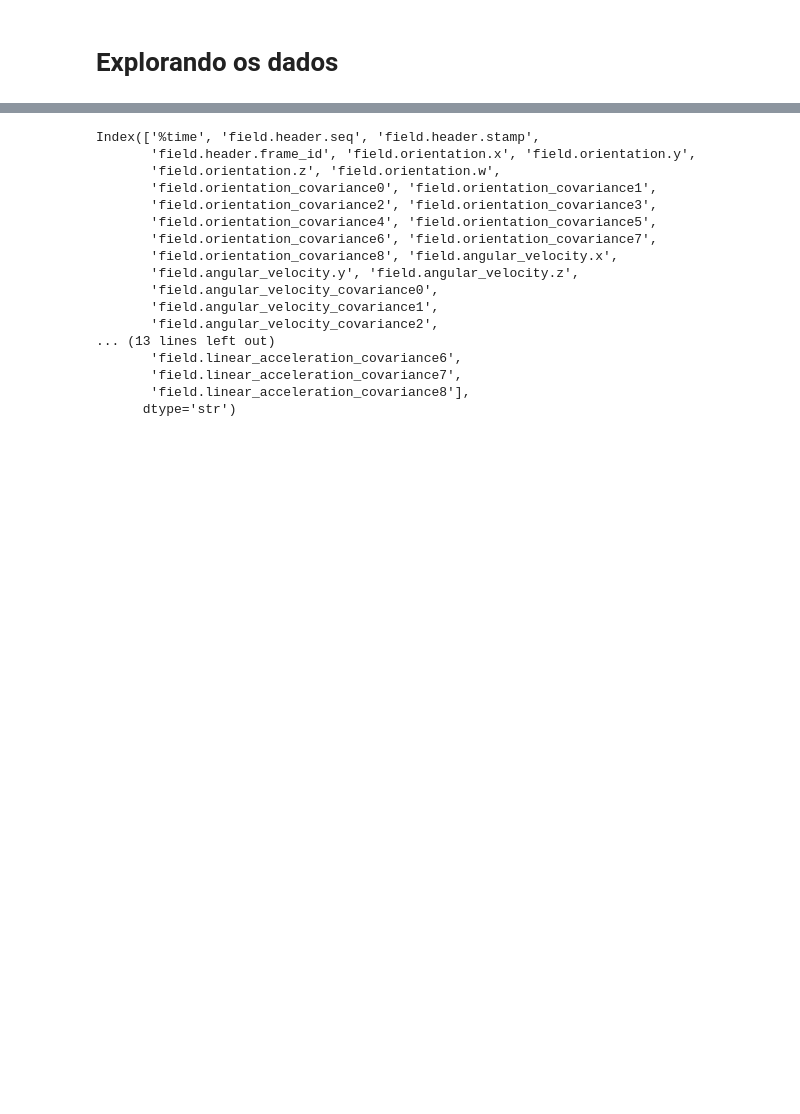
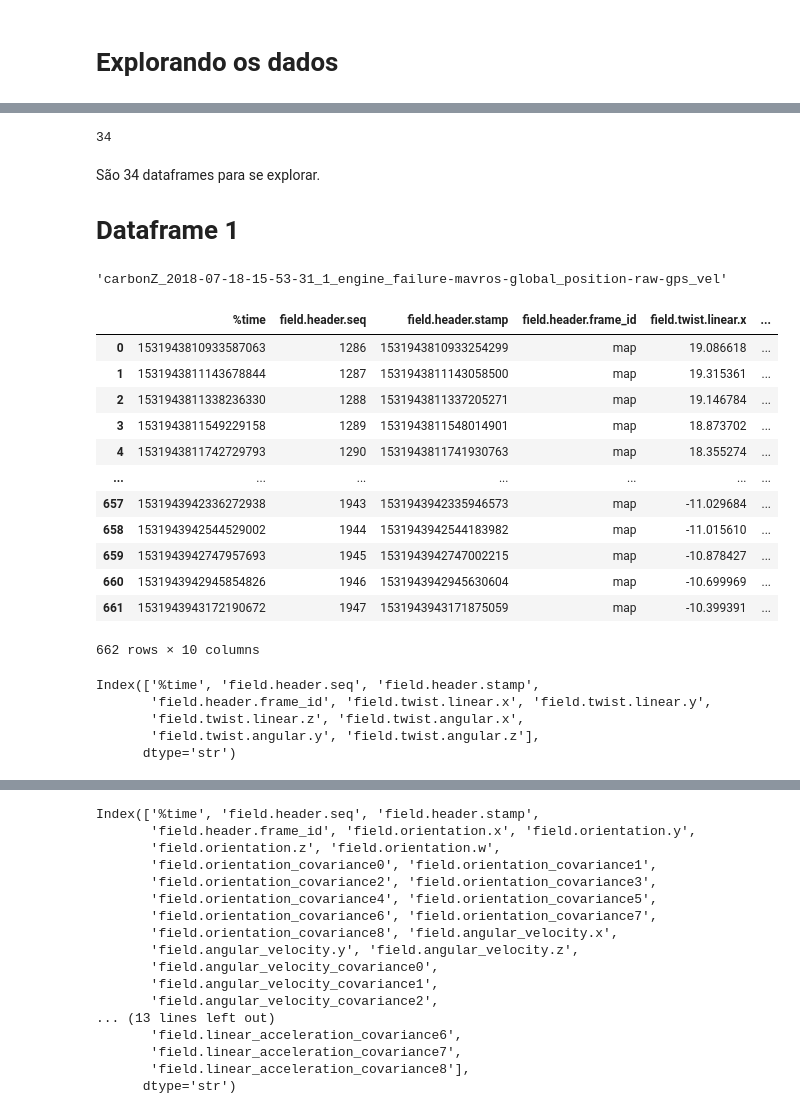
Before and after one commit to RenatodaCostaSantos/flight_anomaly_detection, a Jupyter notebook: aeroespacial-2/notebooks/00_00_data_exploration.ipynb, the cells around one changed output, grey strips where cells are left out. Saved outputs shown, nothing was run; the diff lists cells and outputs as text; code cells hidden in the pictures; blank space fills up the shorter version.

```diff
--- a/aeroespacial-2/notebooks/00_00_data_exploration.ipynb
+++ b/aeroespacial-2/notebooks/00_00_data_exploration.ipynb
@@ -4,0 +77,12 @@ import pandas as pd
+# %%
+len(dfs.keys())
+# %% [output]
+34
+# %% [markdown]
+São 34 dataframes para se explorar.
+
+# Dataframe 1
+# %%
+list(dfs.keys())[0]
+# %% [output]
+'carbonZ_2018-07-18-15-53-31_1_engine_failure-mavros-global_position-raw-gps_vel'
@@ -4,0 +94,24 @@ import pandas as pd
+# %%
+df1
+# %% [output]
+|  | %time | field.header.seq | field.header.stamp | field.header.frame_id | field.twist.linear.x | ... |
+| 0 | 1531943810933587063 | 1286 | 1531943810933254299 | map | 19.086618 | ... |
+| 1 | 1531943811143678844 | 1287 | 1531943811143058500 | map | 19.315361 | ... |
+| 2 | 1531943811338236330 | 1288 | 1531943811337205271 | map | 19.146784 | ... |
+| 3 | 1531943811549229158 | 1289 | 1531943811548014901 | map | 18.873702 | ... |
+| 4 | 1531943811742729793 | 1290 | 1531943811741930763 | map | 18.355274 | ... |
+| ... | ... | ... | ... | ... | ... | ... |
+| 657 | 1531943942336272938 | 1943 | 1531943942335946573 | map | -11.029684 | ... |
+| 658 | 1531943942544529002 | 1944 | 1531943942544183982 | map | -11.015610 | ... |
+| 659 | 1531943942747957693 | 1945 | 1531943942747002215 | map | -10.878427 | ... |
+| 660 | 1531943942945854826 | 1946 | 1531943942945630604 | map | -10.699969 | ... |
+| 661 | 1531943943172190672 | 1947 | 1531943943171875059 | map | -10.399391 | ... |
+662 rows × 10 columns
+# %%
+df1.columns
+# %% [output]
+Index(['%time', 'field.header.seq', 'field.header.stamp',
+       'field.header.frame_id', 'field.twist.linear.x', 'field.twist.linear.y',
+       'field.twist.linear.z', 'field.twist.angular.x',
+       'field.twist.angular.y', 'field.twist.angular.z'],
+      dtype='str')
```
Also changed, not shown: parts of 25 cells of this notebook.
